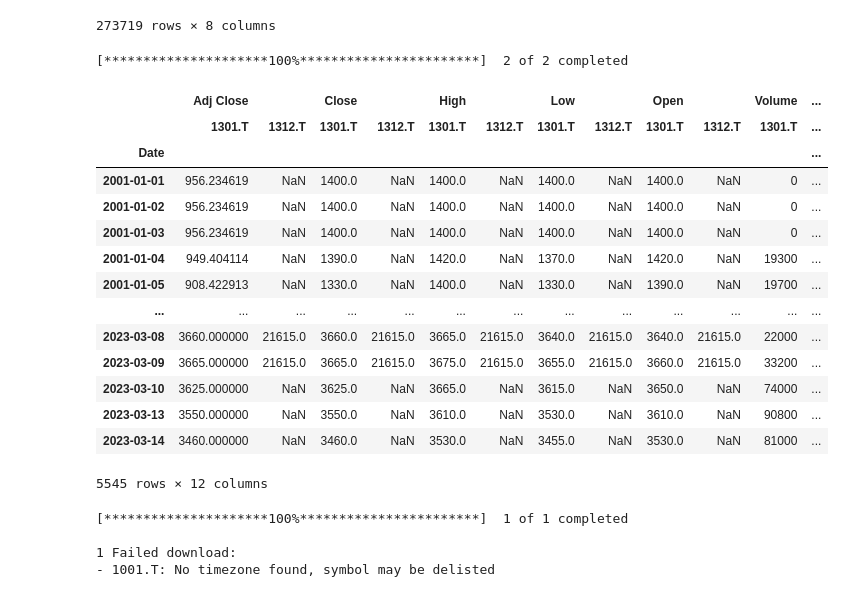
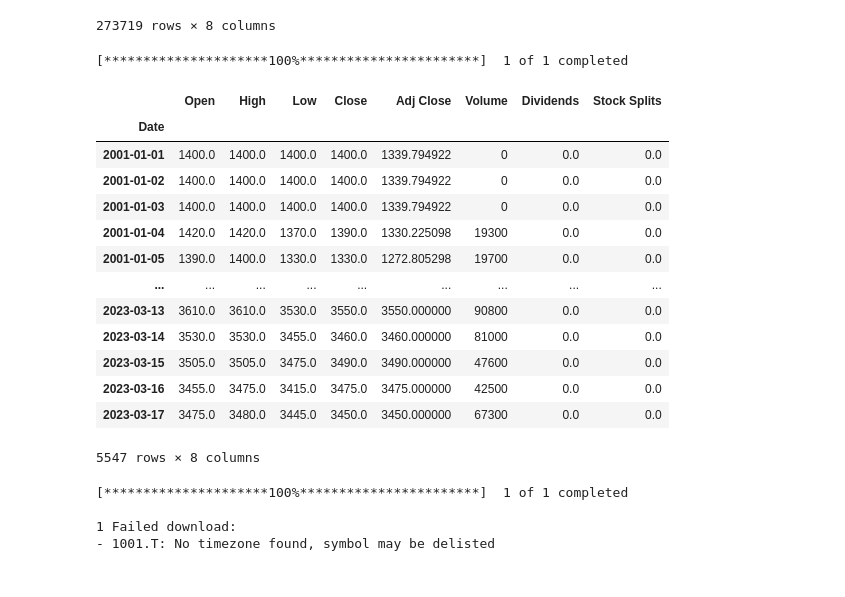
Before and after one commit to richmanbtc/alphapool-data, a Jupyter notebook: notebooks/20230313_stock.ipynb, the cells around one changed output. Saved outputs shown, nothing was run; the diff lists cells and outputs as text; code cells hidden in the pictures.

Commit message:
add dividends and stock splits. replace mode

```diff
--- a/notebooks/20230313_stock.ipynb
+++ b/notebooks/20230313_stock.ipynb
@@ -70,25 +38,25 @@ display(df)
 | 273718 | 2023-03-14 | 1477.T | 1884.000000 | 1884.0 | 1893.0 | 1870.0 | 1893.0 | 1669.0 |
 273719 rows × 8 columns
 # %%
-df = yf.download(['1301.T', '1312.T'])
+# df = yf.download(['1301.T', '1312.T'])
+df = yf.download(['1301.T'], actions=True, period='max')
 display(df)
 # %% [output]
-[*********************100%***********************]  2 of 2 completed
+[*********************100%***********************]  1 of 1 completed
-|  | Adj Close |  | Close |  | High |  | Low |  | Open |  | Volume | ... |
-|  | 1301.T | 1312.T | 1301.T | 1312.T | 1301.T | 1312.T | 1301.T | 1312.T | 1301.T | 1312.T | 1301.T | ... |
-| Date |  |  |  |  |  |  |  |  |  |  |  | ... |
-| 2001-01-01 | 956.234619 | NaN | 1400.0 | NaN | 1400.0 | NaN | 1400.0 | NaN | 1400.0 | NaN | 0 | ... |
-| 2001-01-02 | 956.234619 | NaN | 1400.0 | NaN | 1400.0 | NaN | 1400.0 | NaN | 1400.0 | NaN | 0 | ... |
-| 2001-01-03 | 956.234619 | NaN | 1400.0 | NaN | 1400.0 | NaN | 1400.0 | NaN | 1400.0 | NaN | 0 | ... |
-| 2001-01-04 | 949.404114 | NaN | 1390.0 | NaN | 1420.0 | NaN | 1370.0 | NaN | 1420.0 | NaN | 19300 | ... |
-| 2001-01-05 | 908.422913 | NaN | 1330.0 | NaN | 1400.0 | NaN | 1330.0 | NaN | 1390.0 | NaN | 19700 | ... |
-| ... | ... | ... | ... | ... | ... | ... | ... | ... | ... | ... | ... | ... |
-| 2023-03-08 | 3660.000000 | 21615.0 | 3660.0 | 21615.0 | 3665.0 | 21615.0 | 3640.0 | 21615.0 | 3640.0 | 21615.0 | 22000 | ... |
-| 2023-03-09 | 3665.000000 | 21615.0 | 3665.0 | 21615.0 | 3675.0 | 21615.0 | 3655.0 | 21615.0 | 3660.0 | 21615.0 | 33200 | ... |
-| 2023-03-10 | 3625.000000 | NaN | 3625.0 | NaN | 3665.0 | NaN | 3615.0 | NaN | 3650.0 | NaN | 74000 | ... |
-| 2023-03-13 | 3550.000000 | NaN | 3550.0 | NaN | 3610.0 | NaN | 3530.0 | NaN | 3610.0 | NaN | 90800 | ... |
-| 2023-03-14 | 3460.000000 | NaN | 3460.0 | NaN | 3530.0 | NaN | 3455.0 | NaN | 3530.0 | NaN | 81000 | ... |
+|  | Open | High | Low | Close | Adj Close | Volume | Dividends | Stock Splits |
+| Date |  |  |  |  |  |  |  |  |
+| 2001-01-01 | 1400.0 | 1400.0 | 1400.0 | 1400.0 | 1339.794922 | 0 | 0.0 | 0.0 |
+| 2001-01-02 | 1400.0 | 1400.0 | 1400.0 | 1400.0 | 1339.794922 | 0 | 0.0 | 0.0 |
+| 2001-01-03 | 1400.0 | 1400.0 | 1400.0 | 1400.0 | 1339.794922 | 0 | 0.0 | 0.0 |
+| 2001-01-04 | 1420.0 | 1420.0 | 1370.0 | 1390.0 | 1330.225098 | 19300 | 0.0 | 0.0 |
+| 2001-01-05 | 1390.0 | 1400.0 | 1330.0 | 1330.0 | 1272.805298 | 19700 | 0.0 | 0.0 |
+| ... | ... | ... | ... | ... | ... | ... | ... | ... |
+| 2023-03-13 | 3610.0 | 3610.0 | 3530.0 | 3550.0 | 3550.000000 | 90800 | 0.0 | 0.0 |
+| 2023-03-14 | 3530.0 | 3530.0 | 3455.0 | 3460.0 | 3460.000000 | 81000 | 0.0 | 0.0 |
+| 2023-03-15 | 3505.0 | 3505.0 | 3475.0 | 3490.0 | 3490.000000 | 47600 | 0.0 | 0.0 |
+| 2023-03-16 | 3455.0 | 3475.0 | 3415.0 | 3475.0 | 3475.000000 | 42500 | 0.0 | 0.0 |
+| 2023-03-17 | 3475.0 | 3480.0 | 3445.0 | 3450.0 | 3450.000000 | 67300 | 0.0 | 0.0 |
-5545 rows × 12 columns
+5547 rows × 8 columns
 # %%
 df = yf.download(['1001.T'])
 display(df)
```
Also changed, not shown: parts of 3 cells of this notebook, 2 other files.
